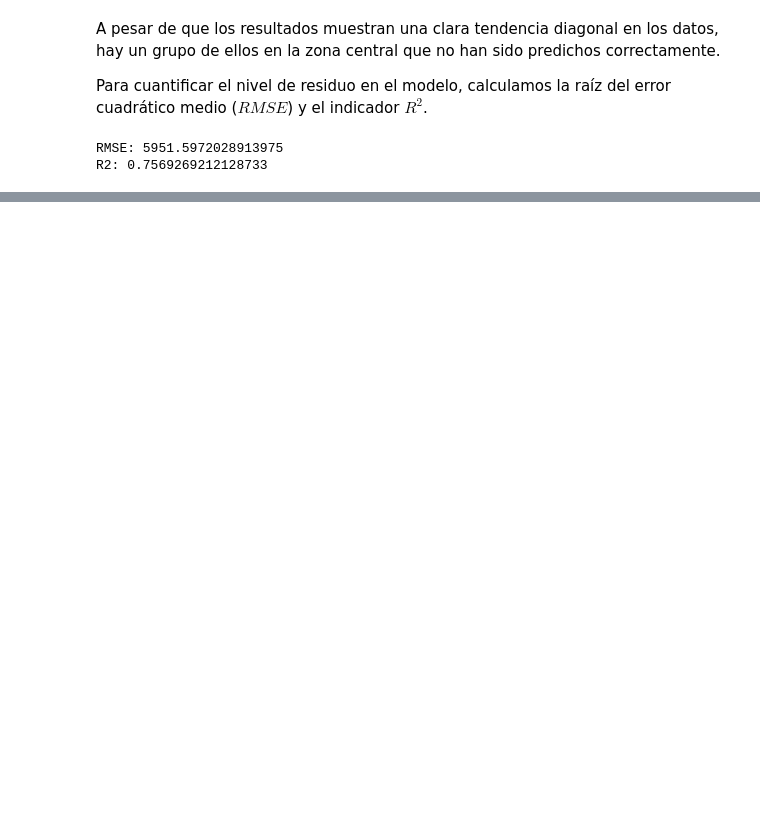
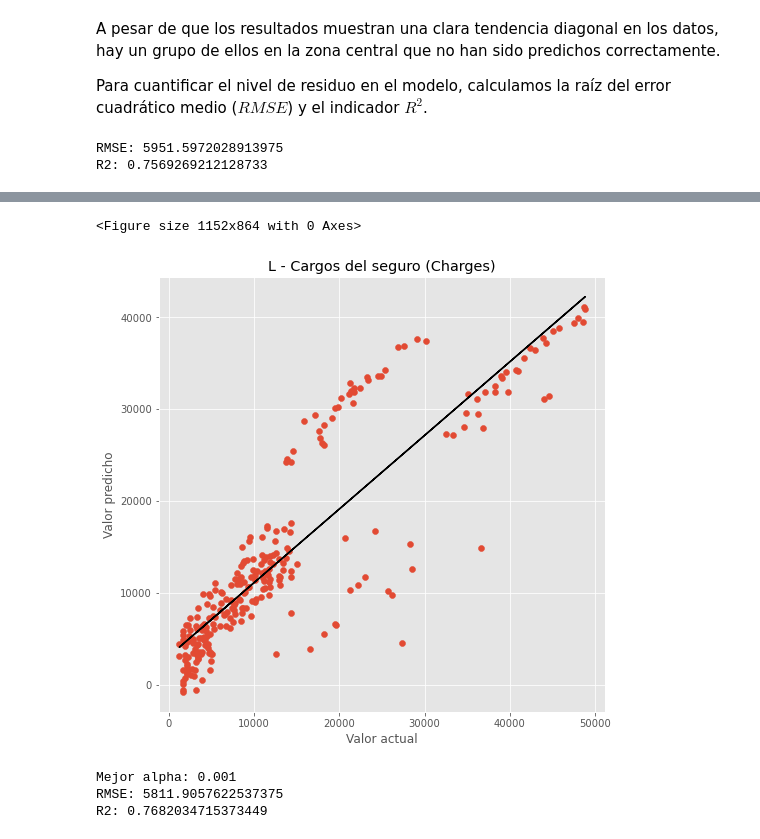
Before and after one commit to JuanManuelRamos/Proyectos-Machine-Learning-, a Jupyter notebook: ML Regresión/ML Reg - Previsión de seguros/ML Regresión - Previsión de seguros.ipynb, the cells around one changed output, grey strips where cells are left out. Drawn from its saved outputs; the diff is of its cells as text; code cells hidden in the pictures; blank space fills up the shorter version.

```diff
--- a/ML Regresión/ML Reg - Previsión de seguros/ML Regresión - Previsión de seguros.ipynb
+++ b/ML Regresión/ML Reg - Previsión de seguros/ML Regresión - Previsión de seguros.ipynb
@@ -847,0 +905,32 @@ R2: 0.7569269212128733
+# %%
+model = LassoCV(alphas=[1e-15, 1e-10, 1e-8, 1e-5,1e-4, 1e-3, 1e-2, 0.1, 1, 5, 10]).fit(X_train, y_train)
+pred = model.predict(X_test)
+# %%
+plt.clf()
+plt.figure(figsize=(8,8))
+plt.scatter(y_test, pred)
+plt.xlabel('Valor actual')
+plt.ylabel('Valor predicho')
+plt.title('L - Cargos del seguro (Charges)')
+
+z = np.polyfit(y_test, pred, 1)
+p = np.poly1d(z)
+plt.plot(y_test, p(y_test), color='black')
+
+plt.show()
+
+
+print("Mejor alpha:", model.alpha_)
+
+mse = mean_squared_error(y_test, pred)
+rmse_L = np.sqrt(mse)
+print("RMSE:", rmse_L)
+
+r2_L = r2_score(y_test, pred)
+print("R2:", r2_L)
+# %% [output]
+<Figure size 1152x864 with 0 Axes>
+[figure, added]
+Mejor alpha: 0.001
+RMSE: 5811.9057622537375
+R2: 0.7682034715373449
```
Also changed, not shown: parts of 37 cells of this notebook, 2 other files.
